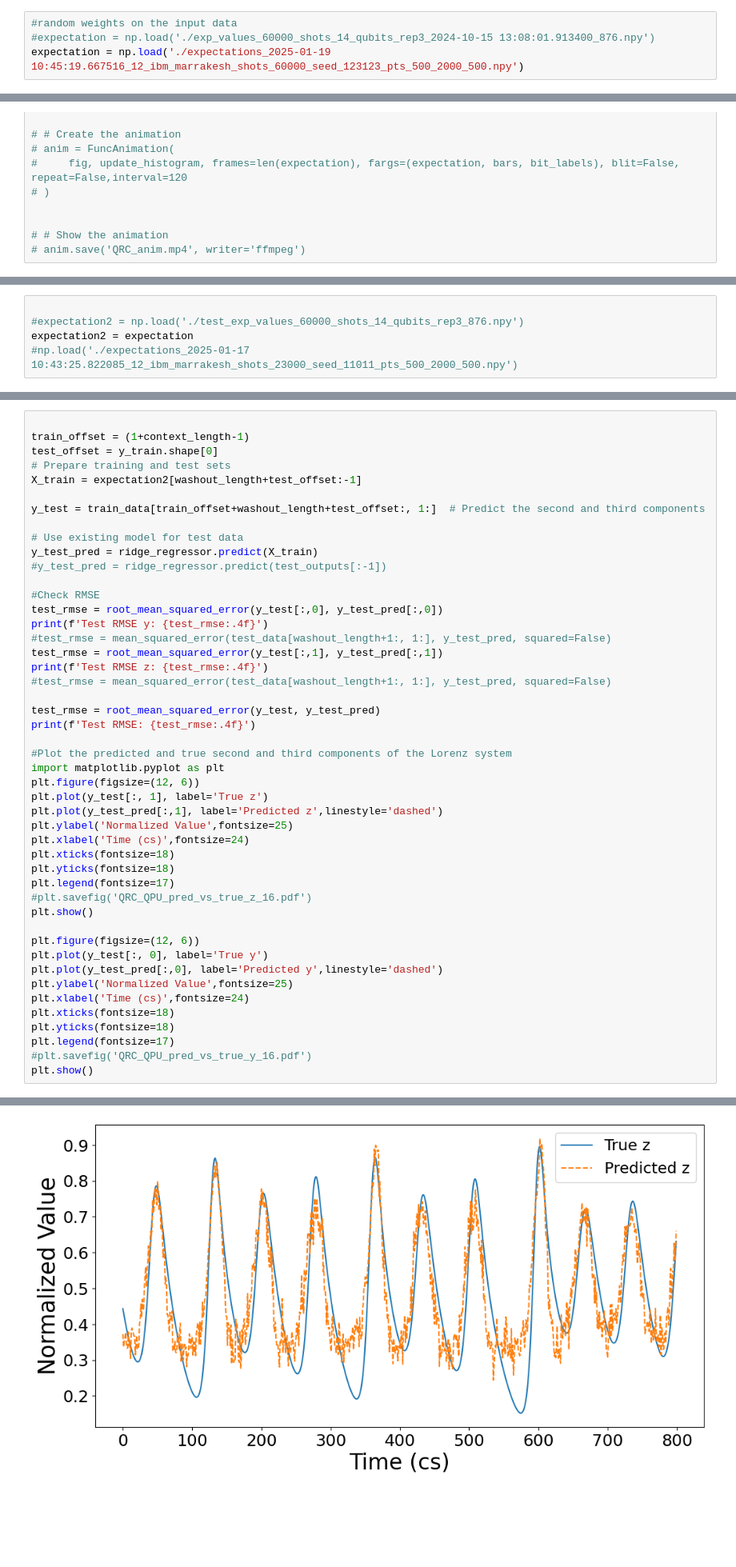
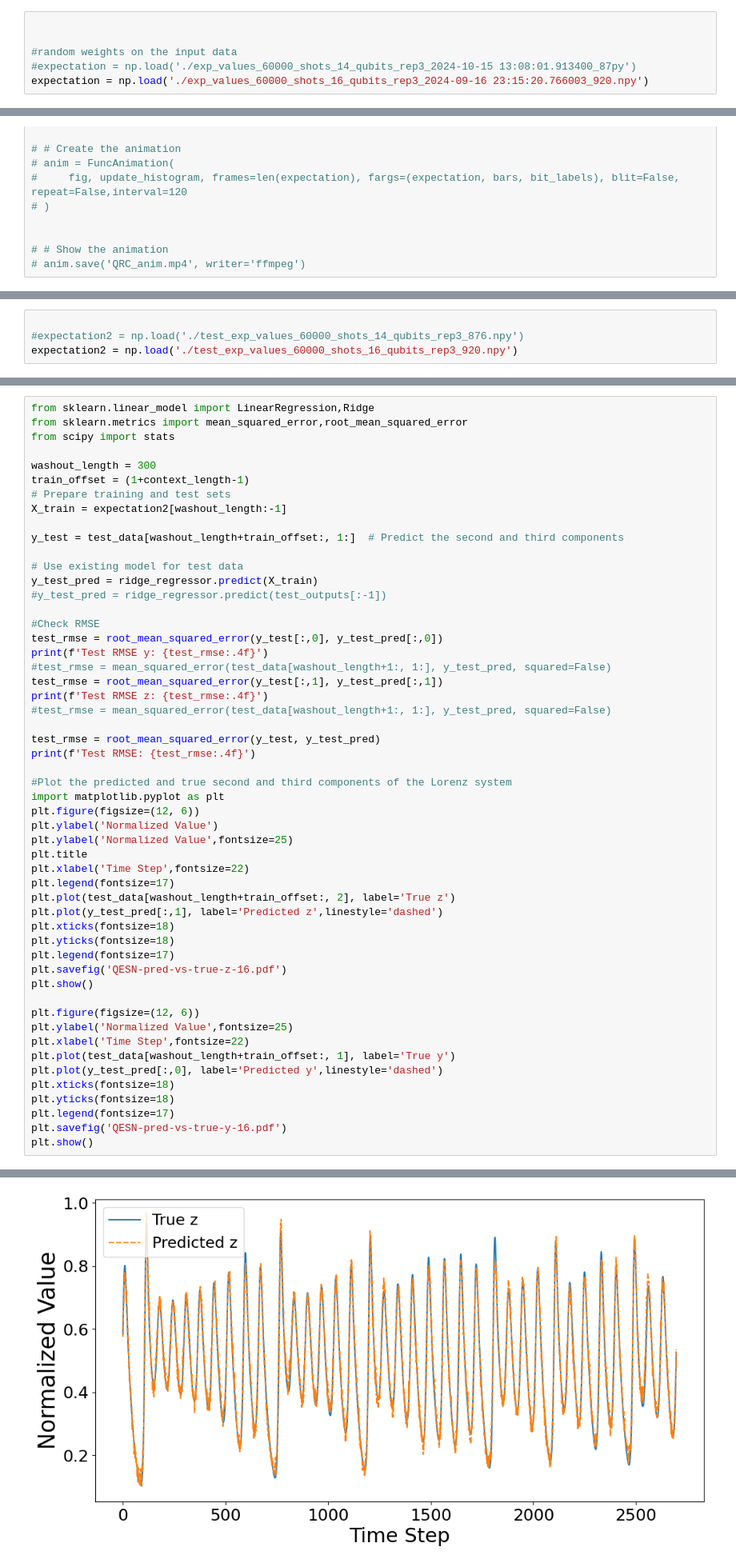
Before and after one commit to econnerty/QESN-Code, a Jupyter notebook: predictions_from_probs.ipynb, the cells around one changed output, grey strips where cells are left out. Shown at 80% size. Drawn from its saved outputs; the diff is of its cells as text; blank space fills up the shorter version.

```diff
--- a/predictions_from_probs.ipynb
+++ b/predictions_from_probs.ipynb
@@ -51,4 +53,6 @@ test_data.shape
 # %%
+
+
 #random weights on the input data
-#expectation = np.load('./exp_values_60000_shots_14_qubits_rep3_2024-10-15 13:08:01.913400_876.npy')
-expectation = np.load('./expectations_2025-01-19 10:45:19.667516_12_ibm_marrakesh_shots_60000_seed_123123_pts_500_2000_500.npy')
+#expectation = np.load('./exp_values_60000_shots_14_qubits_rep3_2024-10-15 13:08:01.913400_87py')
+expectation = np.load('./exp_values_60000_shots_16_qubits_rep3_2024-09-16 23:15:20.766003_920.npy')
@@ -168,5 +142,4 @@ Train RMSE: 0.0707
 # %%
 
 #expectation2 = np.load('./test_exp_values_60000_shots_14_qubits_rep3_876.npy')
-expectation2 = expectation
-#np.load('./expectations_2025-01-17 10:43:25.822085_12_ibm_marrakesh_shots_23000_seed_11011_pts_500_2000_500.npy')
+expectation2 = np.load('./test_exp_values_60000_shots_16_qubits_rep3_920.npy')
@@ -181,11 +157,14 @@ plt.show()
 # %%
+from sklearn.linear_model import LinearRegression,Ridge
+from sklearn.metrics import mean_squared_error,root_mean_squared_error
+from scipy import stats
 
+washout_length = 300
 train_offset = (1+context_length-1)
-test_offset = y_train.shape[0]
 # Prepare training and test sets
-X_train = expectation2[washout_length+test_offset:-1]
+X_train = expectation2[washout_length:-1]
 
-y_test = train_data[train_offset+washout_length+test_offset:, 1:]  # Predict the second and third components
+y_test = test_data[washout_length+train_offset:, 1:]  # Predict the second and third components
 
 # Use existing model for test data
 y_test_pred = ridge_regressor.predict(X_train)
@@ -205,24 +184,27 @@ print(f'Test RMSE: {test_rmse:.4f}')
 #Plot the predicted and true second and third components of the Lorenz system
 import matplotlib.pyplot as plt
 plt.figure(figsize=(12, 6))
-plt.plot(y_test[:, 1], label='True z')
+plt.ylabel('Normalized Value')
+plt.ylabel('Normalized Value',fontsize=25)
+plt.title
+plt.xlabel('Time Step',fontsize=22)
+plt.legend(fontsize=17)
+plt.plot(test_data[washout_length+train_offset:, 2], label='True z')
 plt.plot(y_test_pred[:,1], label='Predicted z',linestyle='dashed')
-plt.ylabel('Normalized Value',fontsize=25)
-plt.xlabel('Time (cs)',fontsize=24)
 plt.xticks(fontsize=18)
 plt.yticks(fontsize=18)
 plt.legend(fontsize=17)
-#plt.savefig('QRC_QPU_pred_vs_true_z_16.pdf')
+plt.savefig('QESN-pred-vs-true-z-16.pdf')
 plt.show()
 
 plt.figure(figsize=(12, 6))
-plt.plot(y_test[:, 0], label='True y')
+plt.ylabel('Normalized Value',fontsize=25)
+plt.xlabel('Time Step',fontsize=22)
+plt.plot(test_data[washout_length+train_offset:, 1], label='True y')
 plt.plot(y_test_pred[:,0], label='Predicted y',linestyle='dashed')
-plt.ylabel('Normalized Value',fontsize=25)
-plt.xlabel('Time (cs)',fontsize=24)
 plt.xticks(fontsize=18)
 plt.yticks(fontsize=18)
 plt.legend(fontsize=17)
-#plt.savefig('QRC_QPU_pred_vs_true_y_16.pdf')
+plt.savefig('QESN-pred-vs-true-y-16.pdf')
 plt.show()
 # %% [output]
@@ -232 +215 @@ Test RMSE: 0.0922
-[figure, old version]
+[figure, new version]
```
Also changed, not shown: parts of 14 cells of this notebook, 1 other file.
